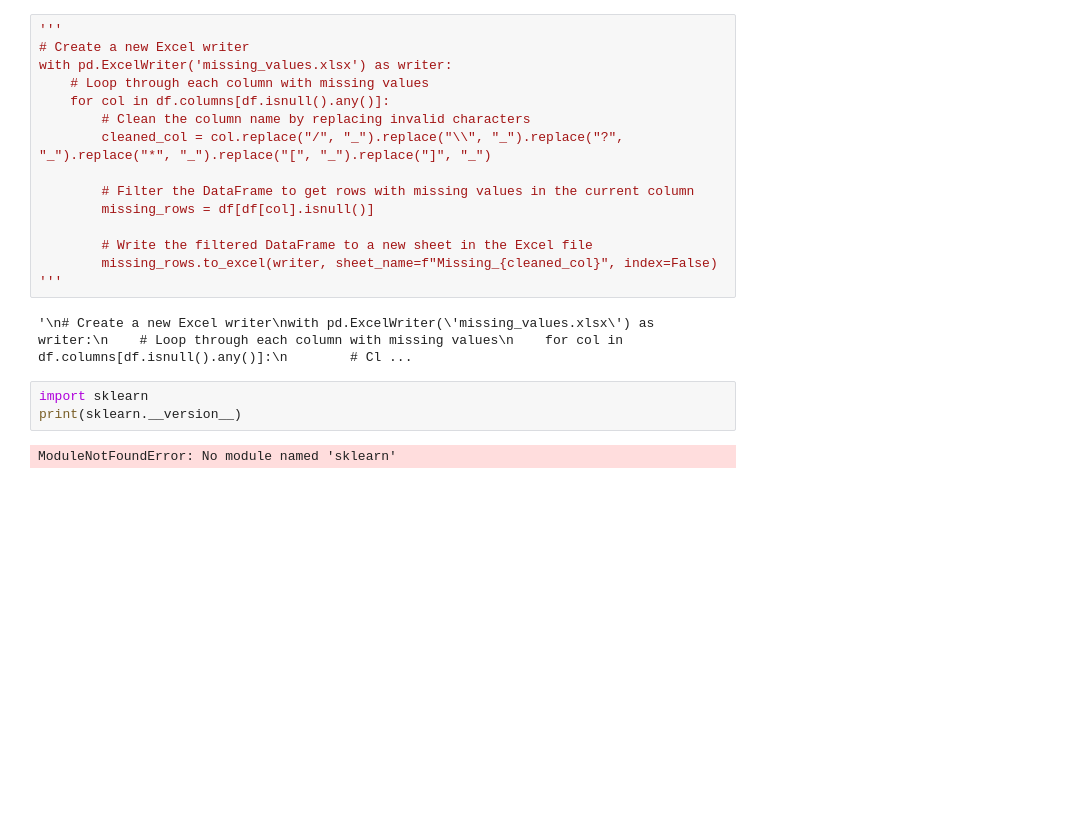
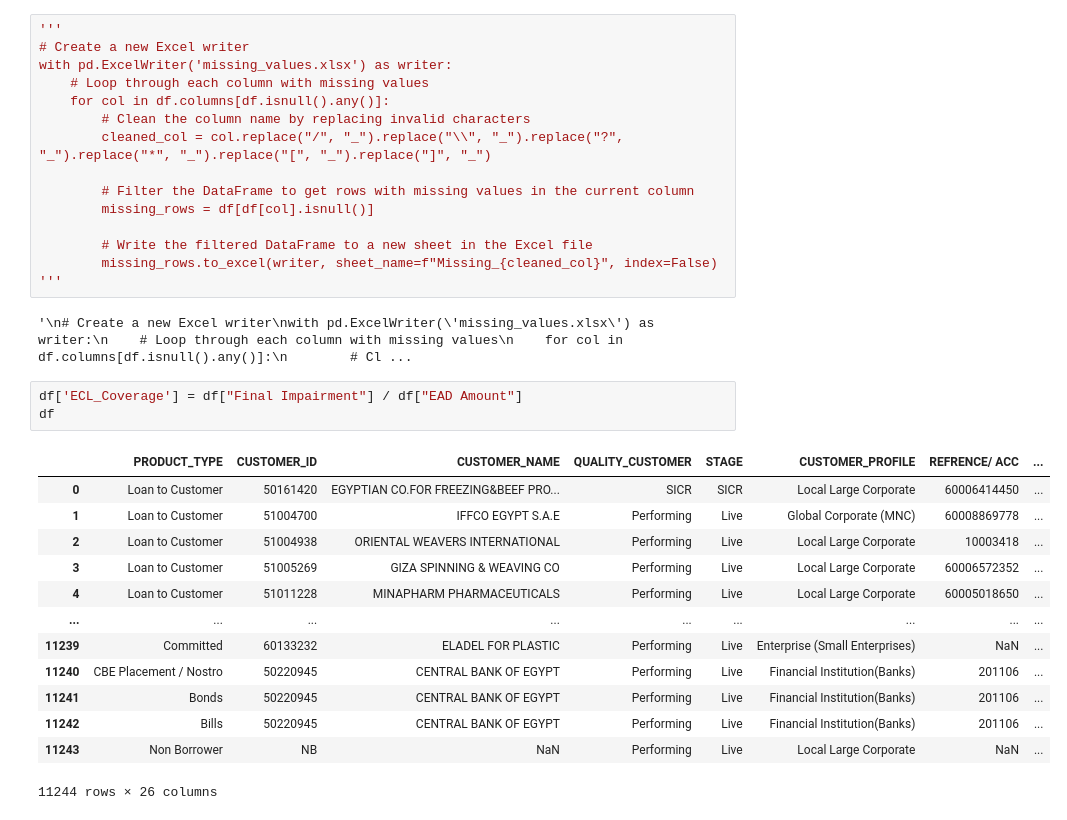
Before and after one commit to alisamirs/AuditMaster, a Jupyter notebook: AWBE ECL.ipynb, the cells around one changed output. Cells and saved outputs as stored; diff of their text form; blank space fills up the shorter version.

```diff
--- a/AWBE ECL.ipynb
+++ b/AWBE ECL.ipynb
@@ -92,8 +102,20 @@ with pd.ExcelWriter('missing_values.xlsx') as writer:
 '''
 # %% [output]
 '\n# Create a new Excel writer\nwith pd.ExcelWriter(\'missing_values.xlsx\') as writer:\n    # Loop through each column with missing values\n    for col in df.columns[df.isnull().any()]:\n        # Cl ...
-# %%
-import sklearn
-print(sklearn.__version__)
-# %% [output]
-ModuleNotFoundError: No module named 'sklearn'
+# %%
+df['ECL_Coverage'] = df["Final Impairment"] / df["EAD Amount"]
+df
+# %% [output]
+|  | PRODUCT_TYPE | CUSTOMER_ID | CUSTOMER_NAME | QUALITY_CUSTOMER | STAGE | CUSTOMER_PROFILE | REFRENCE/ ACC | ... |
+| 0 | Loan to Customer | 50161420 | EGYPTIAN CO.FOR FREEZING&BEEF PRO... | SICR | SICR | Local Large Corporate | 60006414450 | ... |
+| 1 | Loan to Customer | 51004700 | IFFCO EGYPT S.A.E | Performing | Live | Global Corporate (MNC) | 60008869778 | ... |
+| 2 | Loan to Customer | 51004938 | ORIENTAL WEAVERS INTERNATIONAL | Performing | Live | Local Large Corporate | 10003418 | ... |
+| 3 | Loan to Customer | 51005269 | GIZA SPINNING & WEAVING CO | Performing | Live | Local Large Corporate | 60006572352 | ... |
+| 4 | Loan to Customer | 51011228 | MINAPHARM PHARMACEUTICALS | Performing | Live | Local Large Corporate | 60005018650 | ... |
+| ... | ... | ... | ... | ... | ... | ... | ... | ... |
+| 11239 | Committed | 60133232 | ELADEL FOR PLASTIC | Performing | Live | Enterprise (Small Enterprises) | NaN | ... |
+| 11240 | CBE Placement / Nostro | 50220945 | CENTRAL BANK OF EGYPT | Performing | Live | Financial Institution(Banks) | 201106 | ... |
+| 11241 | Bonds | 50220945 | CENTRAL BANK OF EGYPT | Performing | Live | Financial Institution(Banks) | 201106 | ... |
+| 11242 | Bills | 50220945 | CENTRAL BANK OF EGYPT | Performing | Live | Financial Institution(Banks) | 201106 | ... |
+| 11243 | Non Borrower | NB | NaN | Performing | Live | Local Large Corporate | NaN | ... |
+11244 rows × 26 columns
```
Also changed, not shown: parts of 9 cells of this notebook.
